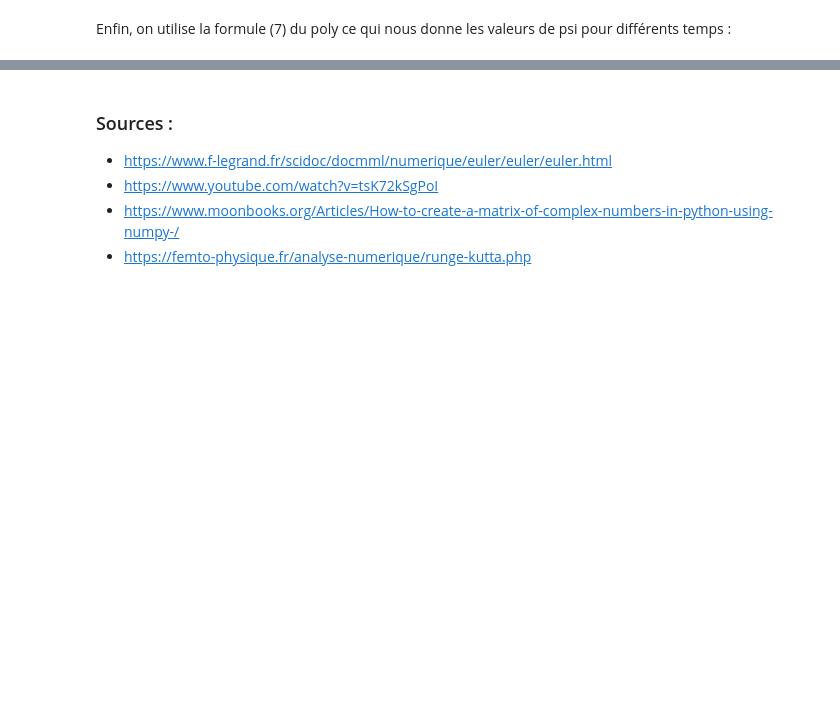
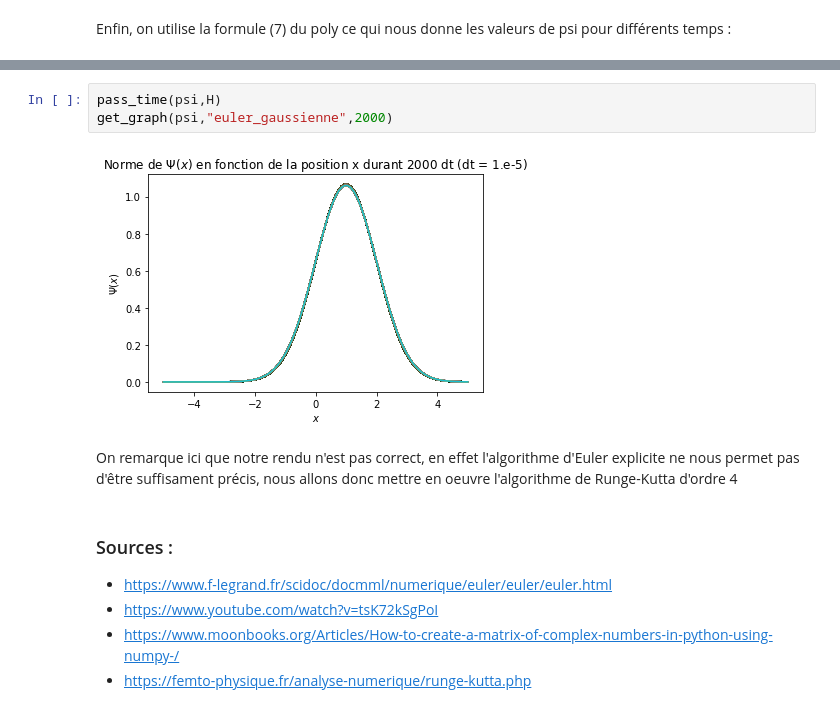
Before and after one commit to lucasboistay/shrodinger_simulation, a Jupyter notebook: evo_temp.ipynb, the cells around one changed output, grey strips where cells are left out. Cells and saved outputs as stored; diff of their text form; blank space fills up the shorter version.

```diff
--- a/evo_temp.ipynb
+++ b/evo_temp.ipynb
@@ -184,3 +177,10 @@ Désormais, nous allons mettre en oeuvre l'algorithme de Runge-Kutta d'ordre 4
+# %%
+pass_time(psi,H)
+get_graph(psi,"euler_gaussienne",2000)
+# %% [output]
+[figure, added]
+# %% [markdown]
+On remarque ici que notre rendu n'est pas correct, en effet l'algorithme d'Euler explicite ne nous permet pas d'être suffisament précis, nous allons donc mettre en oeuvre l'algorithme de Runge-Kutta d'ordre 4
 # %% [markdown]
 ### Sources :
  - https://www.f-legrand.fr/scidoc/docmml/numerique/euler/euler/euler.html
```
Also changed, not shown: parts of 8 cells of this notebook, 43 other files.
